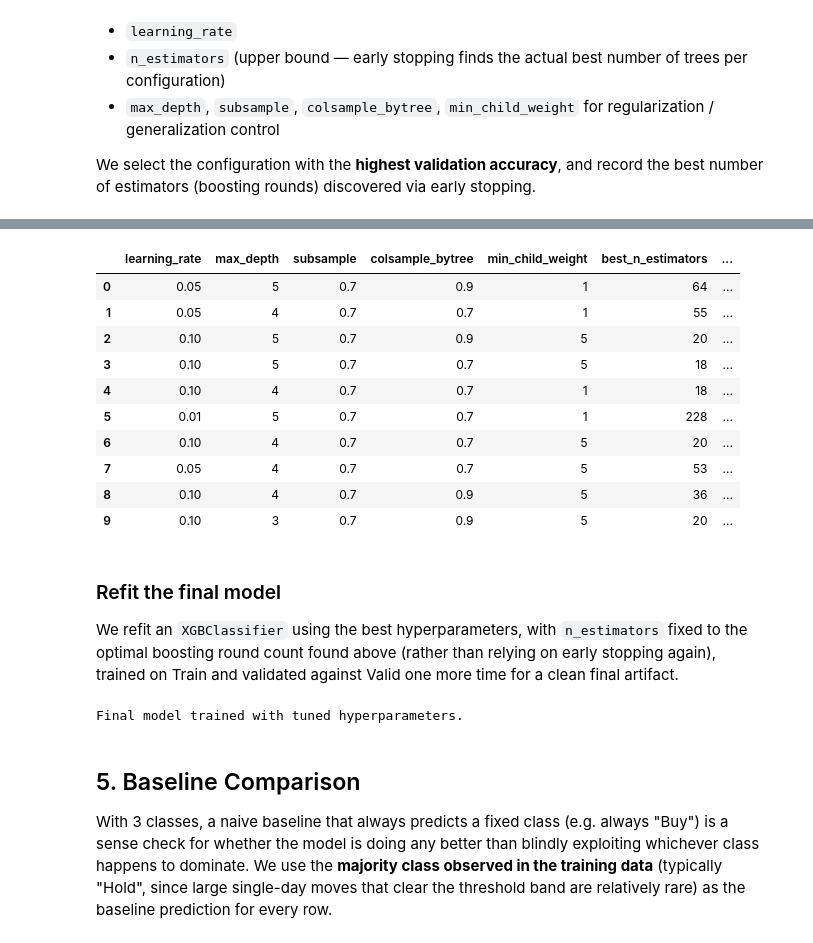
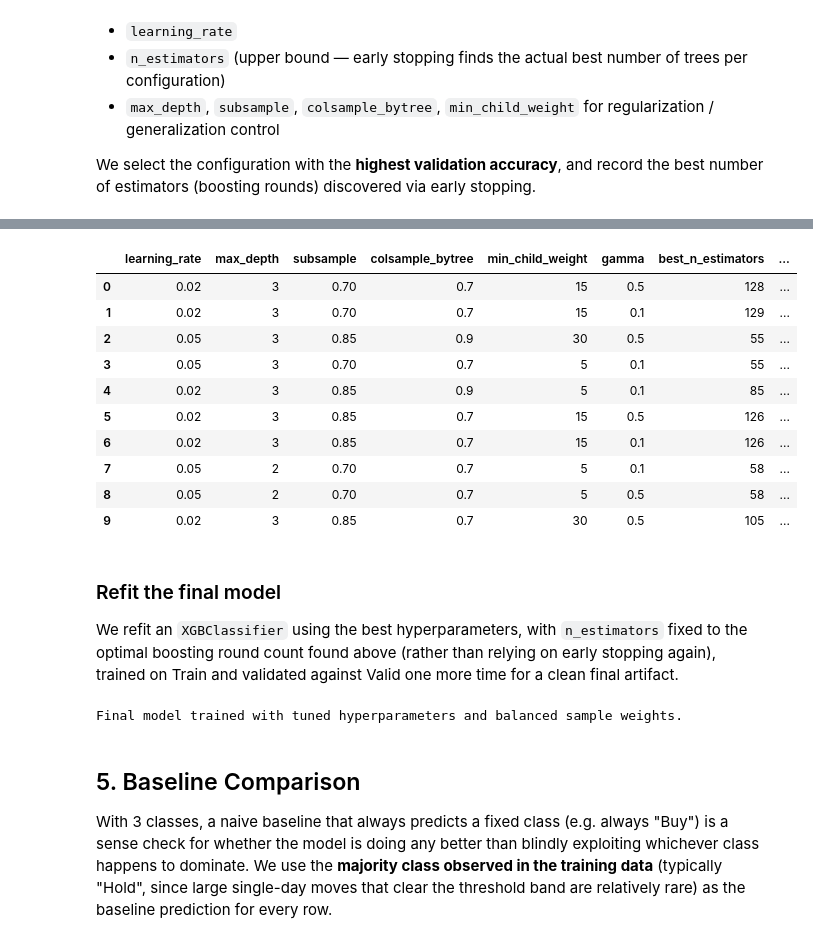
Before and after one commit to kyle-bdvl/PutraTradeML, a Jupyter notebook: notebooks/maybank_xgboost_prediction_multiclassifier.ipynb, the cells around one changed output, grey strips where cells are left out. Cells and saved outputs as stored; diff of their text form; code cells hidden in the pictures.

```diff
--- a/notebooks/maybank_xgboost_prediction_multiclassifier.ipynb
+++ b/notebooks/maybank_xgboost_prediction_multiclassifier.ipynb
@@ -362,18 +415,17 @@ We tune the `XGBClassifier` with a manual/randomized grid search over the valida
 
 We select the configuration with the **highest validation accuracy**, and record the best number of estimators (boosting rounds) discovered via early stopping.
 # %%
-from itertools import product
-
 param_grid = {
-    "learning_rate":    [0.01, 0.05, 0.1],
-    "max_depth":        [3, 4, 5],
-    "subsample":        [0.7, 0.9],
+    "learning_rate":    [0.02, 0.05],
+    "max_depth":        [2, 3],
+    "subsample":        [0.7, 0.85],
     "colsample_bytree": [0.7, 0.9],
-    "min_child_weight": [1, 5],
+    "min_child_weight": [5, 15, 30],
+    "gamma":            [0.1, 0.5],
 }
 
-MAX_ESTIMATORS = 1000       # upper ceiling; early stopping will find the real optimum
-EARLY_STOPPING_ROUNDS = 30
+MAX_ESTIMATORS = 500       # ceiling; early stopping finds optimal tree count
+EARLY_STOPPING_ROUNDS = 25
 
 keys, values = zip(*param_grid.items())
 all_combos = [dict(zip(keys, v)) for v in product(*values)]
@@ -397,6 +449,9 @@ for i, params in enumerate(all_combos):
         subsample=params["subsample"],
         colsample_bytree=params["colsample_bytree"],
         min_child_weight=params["min_child_weight"],
+        gamma=params["gamma"],
+        reg_alpha=0.5,
+        reg_lambda=2.0,
         eval_metric="mlogloss",
         early_stopping_rounds=EARLY_STOPPING_ROUNDS,
         random_state=RANDOM_STATE,
@@ -405,15 +460,23 @@ for i, params in enumerate(all_combos):
 
     model.fit(
         X_train, y_train,
+        sample_weight=sample_weights_train,
         eval_set=[(X_valid, y_valid)],
+        sample_weight_eval_set=[sample_weights_valid],
         verbose=False,
     )
 
     valid_pred = model.predict(X_valid)
-    valid_f1  = f1_score(y_valid, valid_pred, average="macro")
-    best_iter  = model.best_iteration if hasattr(model, "best_iteration") else model.n_estimators
+    valid_f1   = f1_score(y_valid, valid_pred, average="macro", zero_division=0)
+    valid_acc  = accuracy_score(y_valid, valid_pred)
+    best_iter  = model.best_iteration if hasattr(model, "best_iteration") and model.best_iteration is not None else model.n_estimators
 
-    results_log.append({**params, "best_n_estimators": best_iter, "valid_f1_score": valid_f1})
+    results_log.append({
+        **params,
+        "best_n_estimators": best_iter,
+        "valid_f1_score": valid_f1,
+        "valid_accuracy": valid_acc,
+    })
 
     if valid_f1 > best_score:
         best_score = valid_f1
@@ -421,11 +484,11 @@ for i, params in enumerate(all_combos):
         best_params = params
         best_n_estimators = best_iter
 
-    if (i + 1) % 10 == 0 or (i + 1) == len(all_combos):
-        print(f"[{i+1}/{len(all_combos)}] tried -> current best valid f1_score: {best_score:.4f}")
+    if (i + 1) % 12 == 0 or (i + 1) == len(all_combos):
+        print(f"[{i+1}/{len(all_combos)}] tried -> current best valid macro F1: {best_score:.4f}")
 
 print("\n" + "="*60)
-print("BEST HYPERPARAMETERS FOUND (by validation f1_score)")
+print("BEST HYPERPARAMETERS FOUND (by validation macro F1)")
 print("="*60)
 for k, v in best_params.items():
     print(f"  {k:>18}: {v}")
@@ -454,18 +518,22 @@ BEST HYPERPARAMETERS FOUND (by validation f1_score)
 # %%
-tuning_results_df = pd.DataFrame(results_log).sort_values("valid_f1_score", ascending=False).reset_index(drop=True)
+tuning_results_df = (
+    pd.DataFrame(results_log)
+    .sort_values("valid_f1_score", ascending=False)
+    .reset_index(drop=True)
+)
 tuning_results_df.head(10)
 # %% [output]
-|  | learning_rate | max_depth | subsample | colsample_bytree | min_child_weight | best_n_estimators | ... |
-| 0 | 0.05 | 5 | 0.7 | 0.9 | 1 | 64 | ... |
-| 1 | 0.05 | 4 | 0.7 | 0.7 | 1 | 55 | ... |
-| 2 | 0.10 | 5 | 0.7 | 0.9 | 5 | 20 | ... |
-| 3 | 0.10 | 5 | 0.7 | 0.7 | 5 | 18 | ... |
-| 4 | 0.10 | 4 | 0.7 | 0.7 | 1 | 18 | ... |
-| 5 | 0.01 | 5 | 0.7 | 0.7 | 1 | 228 | ... |
-| 6 | 0.10 | 4 | 0.7 | 0.7 | 5 | 20 | ... |
-| 7 | 0.05 | 4 | 0.7 | 0.7 | 5 | 53 | ... |
-| 8 | 0.10 | 4 | 0.7 | 0.9 | 5 | 36 | ... |
-| 9 | 0.10 | 3 | 0.7 | 0.9 | 5 | 20 | ... |
+|  | learning_rate | max_depth | subsample | colsample_bytree | min_child_weight | gamma | best_n_estimators | ... |
+| 0 | 0.02 | 3 | 0.70 | 0.7 | 15 | 0.5 | 128 | ... |
+| 1 | 0.02 | 3 | 0.70 | 0.7 | 15 | 0.1 | 129 | ... |
+| 2 | 0.05 | 3 | 0.85 | 0.9 | 30 | 0.5 | 55 | ... |
+| 3 | 0.05 | 3 | 0.70 | 0.7 | 5 | 0.1 | 55 | ... |
+| 4 | 0.02 | 3 | 0.85 | 0.9 | 5 | 0.1 | 85 | ... |
+| 5 | 0.02 | 3 | 0.85 | 0.7 | 15 | 0.5 | 126 | ... |
+| 6 | 0.02 | 3 | 0.85 | 0.7 | 15 | 0.1 | 126 | ... |
+| 7 | 0.05 | 2 | 0.70 | 0.7 | 5 | 0.1 | 58 | ... |
+| 8 | 0.05 | 2 | 0.70 | 0.7 | 5 | 0.5 | 58 | ... |
+| 9 | 0.02 | 3 | 0.85 | 0.7 | 30 | 0.5 | 105 | ... |
 # %% [markdown]
 ### Refit the final model
 
@@ -480,15 +548,18 @@ final_model = XGBClassifier(
     subsample=best_params["subsample"],
     colsample_bytree=best_params["colsample_bytree"],
     min_child_weight=best_params["min_child_weight"],
+    gamma=best_params.get("gamma", 0.1),
+    reg_alpha=0.5,
+    reg_lambda=2.0,
     eval_metric="mlogloss",
     random_state=RANDOM_STATE,
     n_jobs=-1,
 )
 
-final_model.fit(X_train, y_train)
-print("Final model trained with tuned hyperparameters.")
+final_model.fit(X_train, y_train, sample_weight=sample_weights_train)
+print("Final model trained with tuned hyperparameters and balanced sample weights.")
 # %% [output]
-Final model trained with tuned hyperparameters.
+Final model trained with tuned hyperparameters and balanced sample weights.
 # %% [markdown]
 ## 5. Baseline Comparison
 
```
Also changed, not shown: parts of 25 cells of this notebook.
